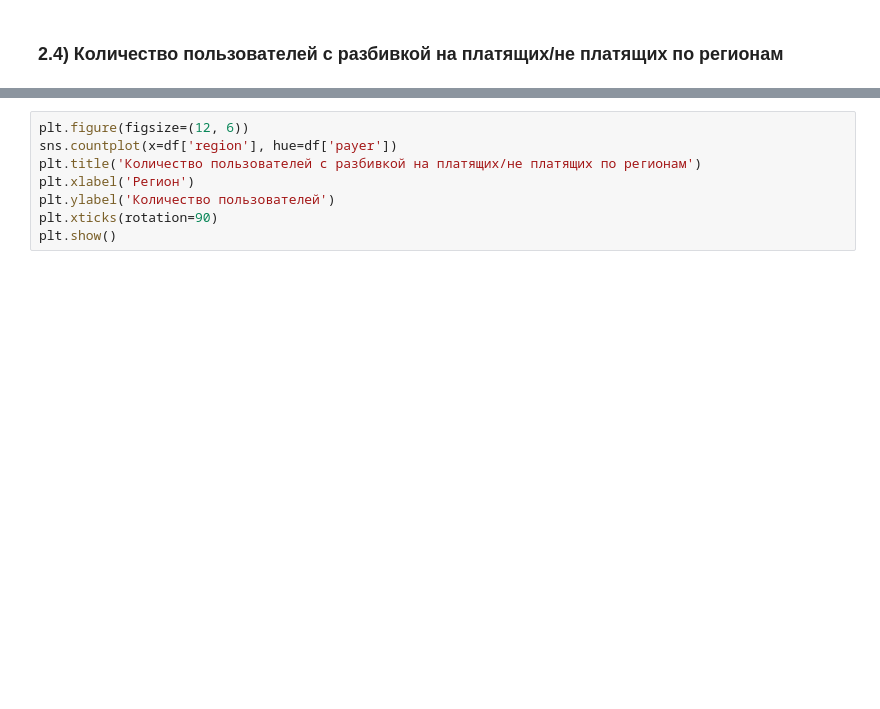
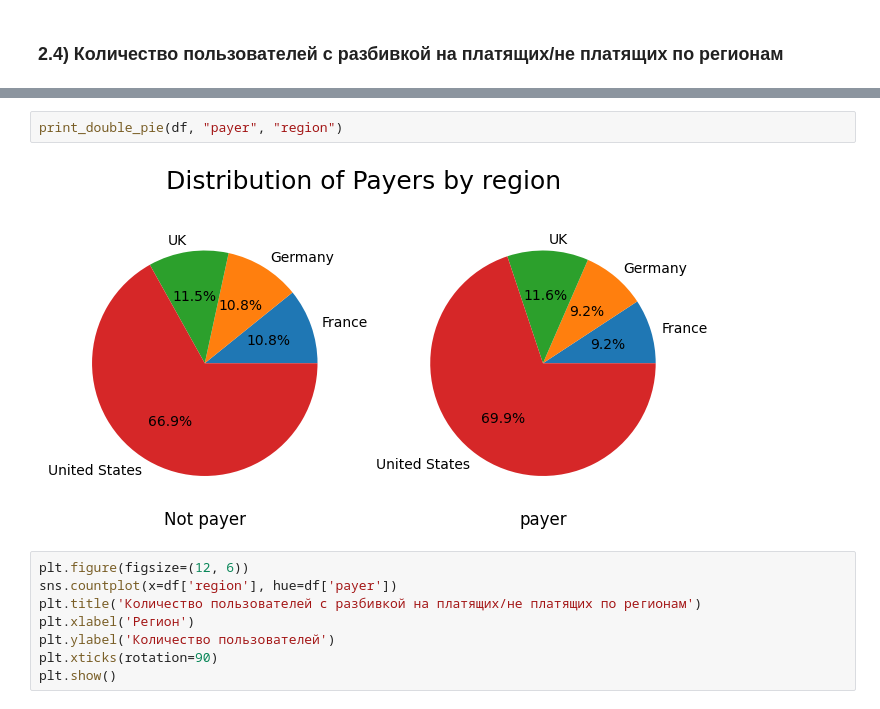
Before and after one commit to zhukovrost/lyceumFinalProject, a Jupyter notebook: project.ipynb, the cells around one changed output, grey strips where cells are left out. Drawn from its saved outputs; the diff is of its cells as text; blank space fills up the shorter version.

```diff
--- a/project.ipynb
+++ b/project.ipynb
@@ -376,3 +366,7 @@ United States  483  174
+# %%
+print_double_pie(df, "payer", "region")
+# %% [output]
+[figure, added]
 # %%
 plt.figure(figsize=(12, 6))
 sns.countplot(x=df['region'], hue=df['payer'])
```
Also changed, not shown: parts of 15 cells of this notebook.
